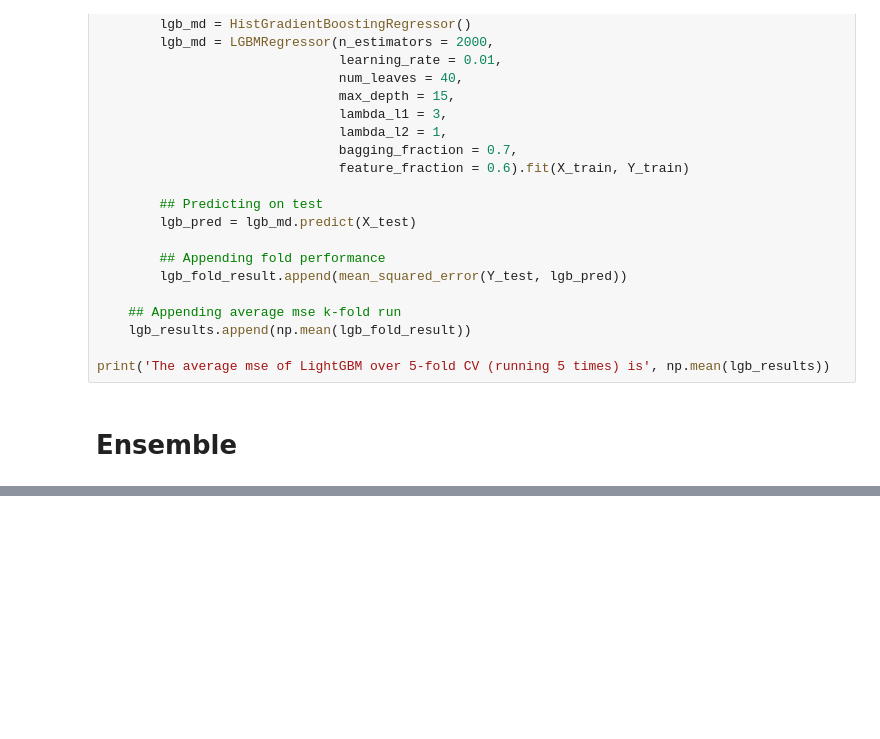
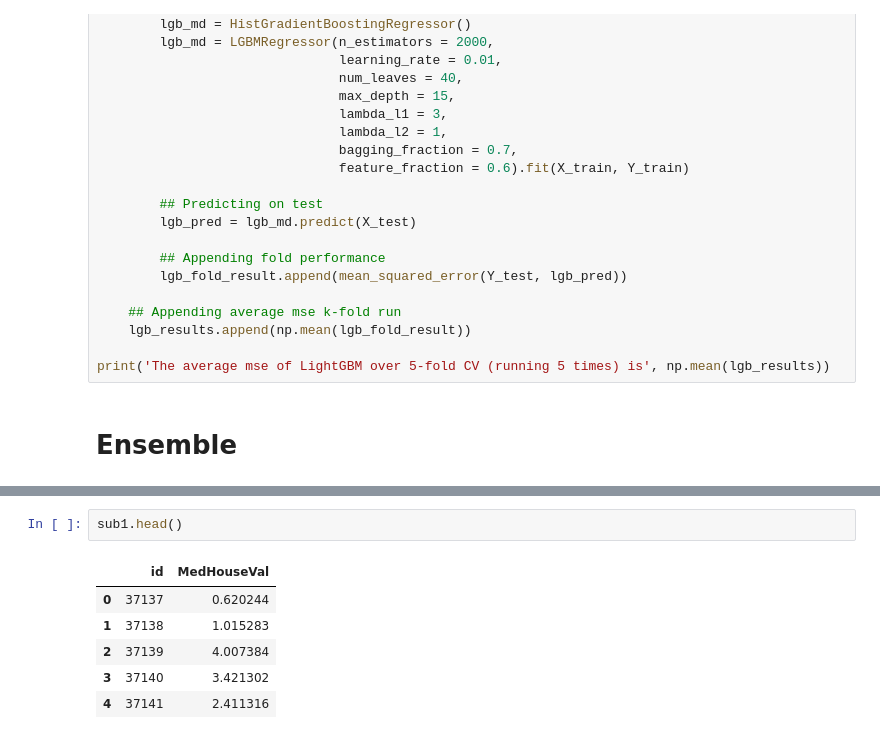
Before and after one commit to Analytics-Data-Science-and-Tech/Analytics_Data_Science, a Jupyter notebook: Tabular-Playground-Series/Tabular-Playground-Jan-2023/Ep1/Feature_Engineering.ipynb, the cells around one changed output, grey strips where cells are left out. Cells and saved outputs as stored; diff of their text form; blank space fills up the shorter version.

```diff
--- a/Tabular-Playground-Series/Tabular-Playground-Jan-2023/Ep1/Feature_Engineering.ipynb
+++ b/Tabular-Playground-Series/Tabular-Playground-Jan-2023/Ep1/Feature_Engineering.ipynb
@@ -475,0 +485,9 @@ w3 =
+# %%
+sub1.head()
+# %% [output]
+|  | id | MedHouseVal |
+| 0 | 37137 | 0.620244 |
+| 1 | 37138 | 1.015283 |
+| 2 | 37139 | 4.007384 |
+| 3 | 37140 | 3.421302 |
+| 4 | 37141 | 2.411316 |
```
Also changed, not shown: parts of 1 cell of this notebook.
